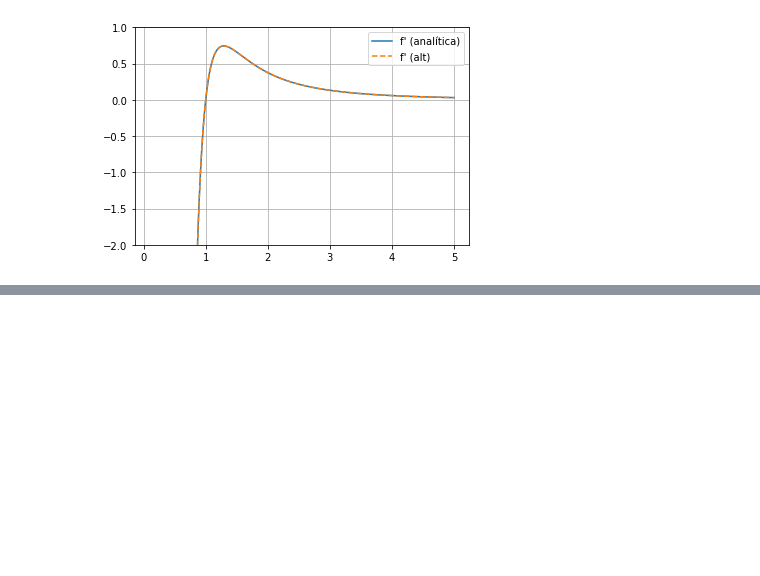
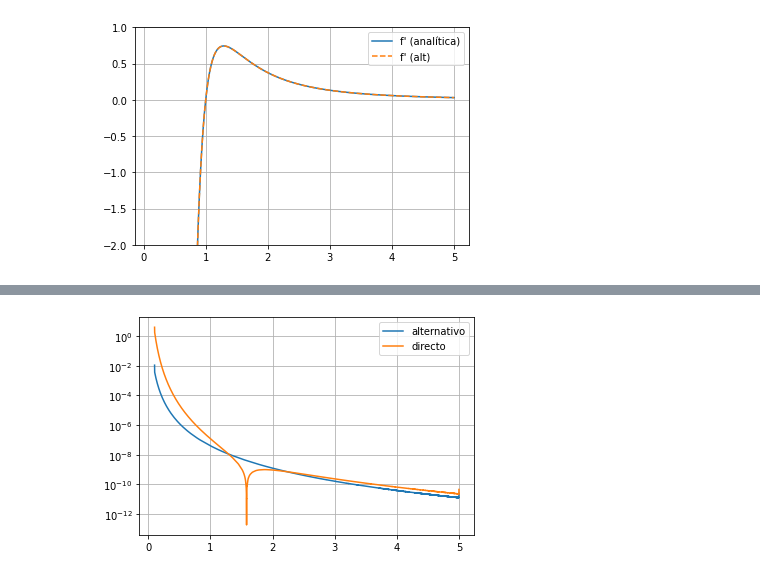
Before and after one commit to richmf/FisComp26-2, a Jupyter notebook: Clase 9.ipynb, the cells around one changed output, grey strips where cells are left out. Cells and saved outputs as stored; diff of their text form; code cells hidden in the pictures; blank space fills up the shorter version.

```diff
--- a/Clase 9.ipynb
+++ b/Clase 9.ipynb
@@ -91,0 +102,8 @@ plt.show()
+# %%
+error_alt = abs(dy-dy_alt)
+plt.semilogy(x,error_alt,label='alternativo')
+plt.semilogy(x,error,label='directo')
+plt.grid(),plt.legend()
+plt.show()
+# %% [output]
+[figure, added]
```
Also changed, not shown: parts of 11 cells of this notebook.
